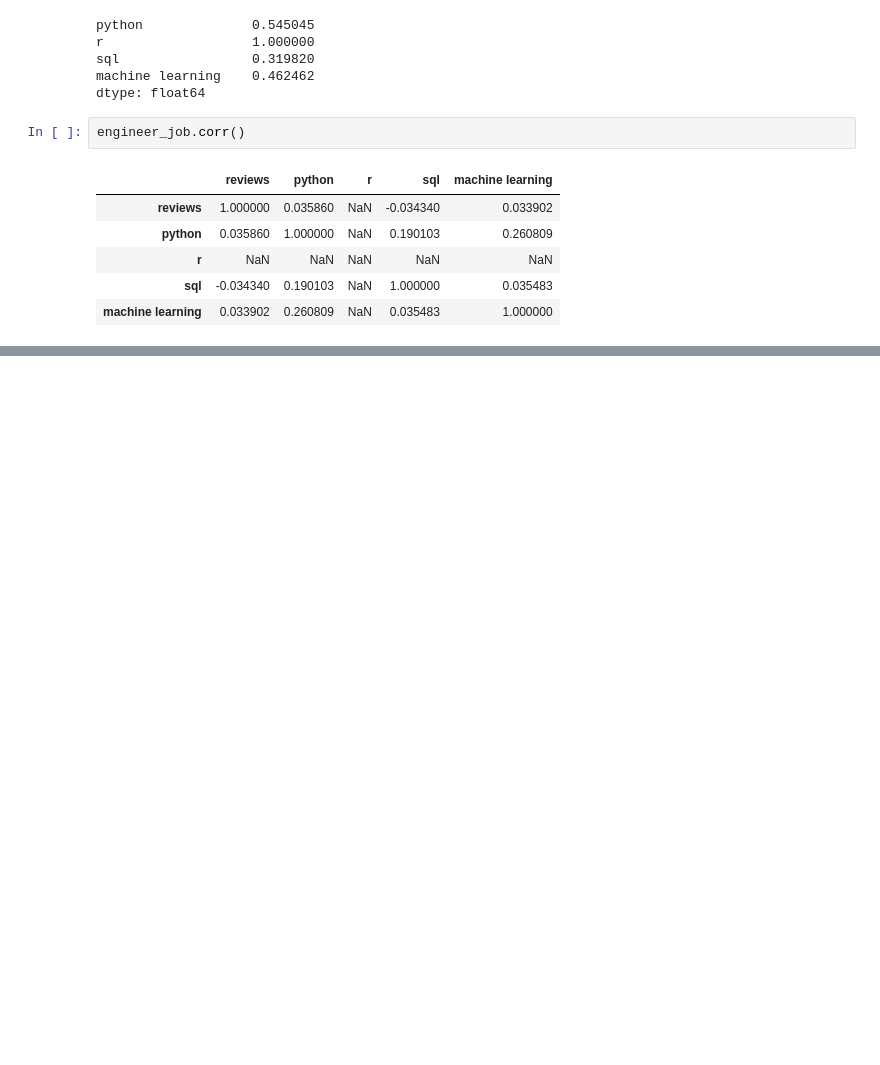
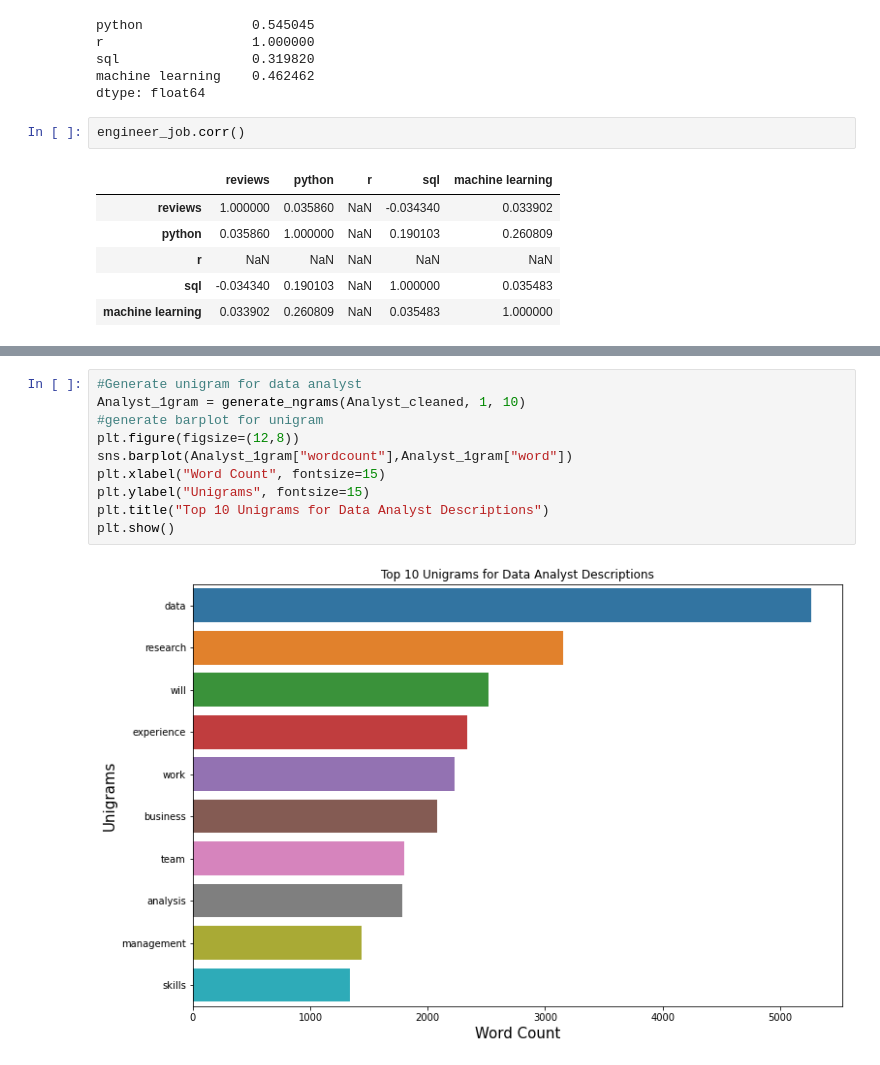
Before and after one commit to youming-qiu/BA888-Team3, a Jupyter notebook: DS_Job_Market_Dataset_Cleaning_+_Basic_Text_Analysis.ipynb, the cells around one changed output, grey strips where cells are left out. Saved outputs shown, nothing was run; the diff lists cells and outputs as text; blank space fills up the shorter version.

```diff
--- a/DS_Job_Market_Dataset_Cleaning_+_Basic_Text_Analysis.ipynb
+++ b/DS_Job_Market_Dataset_Cleaning_+_Basic_Text_Analysis.ipynb
@@ -510,0 +625,12 @@ engineer_job.corr()
+# %%
+#Generate unigram for data analyst
+Analyst_1gram = generate_ngrams(Analyst_cleaned, 1, 10)
+#generate barplot for unigram
+plt.figure(figsize=(12,8))
+sns.barplot(Analyst_1gram["wordcount"],Analyst_1gram["word"])
+plt.xlabel("Word Count", fontsize=15)
+plt.ylabel("Unigrams", fontsize=15)
+plt.title("Top 10 Unigrams for Data Analyst Descriptions")
+plt.show()
+# %% [output]
+[figure, added]
```
Also changed, not shown: parts of 67 cells of this notebook.
